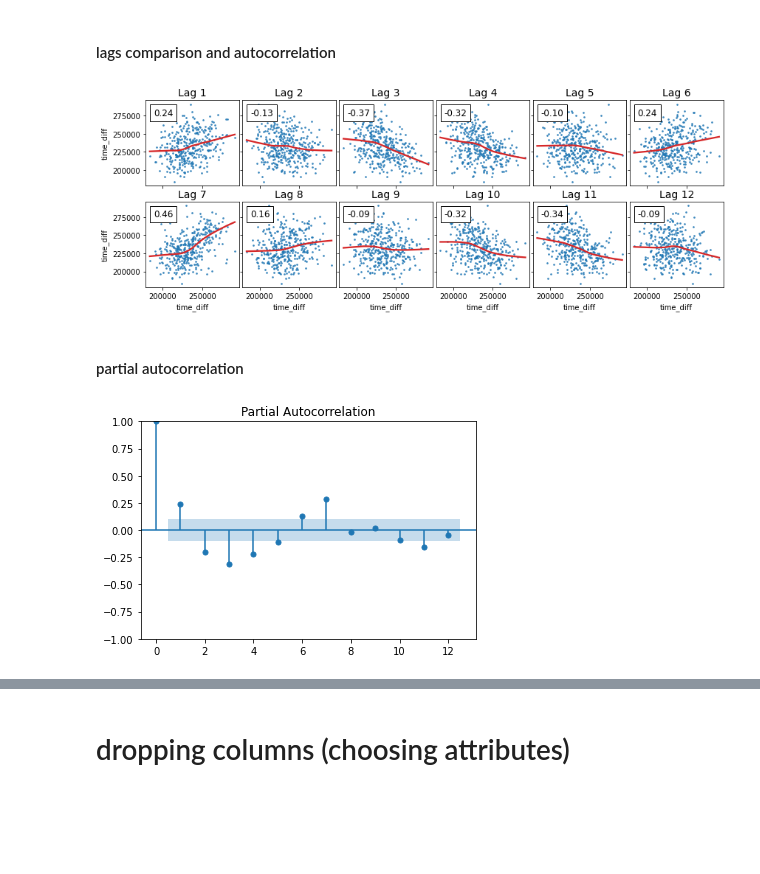
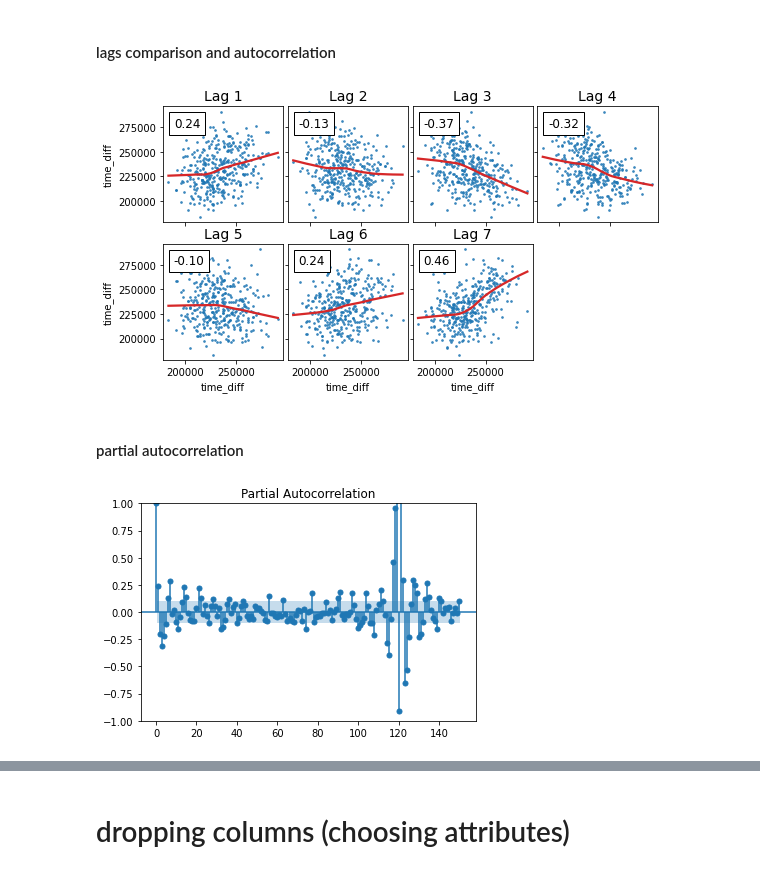
Before and after one commit to milosz-l/delivery-time, a Jupyter notebook: data_analysis.ipynb, the cells around one changed output, grey strips where cells are left out. Drawn from its saved outputs; the diff is of its cells as text; code cells hidden in the pictures; blank space fills up the shorter version.

```diff
--- a/data_analysis.ipynb
+++ b/data_analysis.ipynb
@@ -19,11 +19,13 @@ users_df = pd.read_json("data/users.jsonl", lines=True)
 # %% [markdown]
 # constant values
 # %%
-MAKE_PLOTS = True
-MAKE_PAIRPLOT = True
+MAKE_PLOTS = False
+MAKE_PAIRPLOT = False
 DATE_FORMAT = "%Y-%m-%dT%H:%M:%S"
 PRICE_TRESHOLD = 100_000    # for outliers
 WEIGHT_TRESHOLD = 50        # for outliers
 COLUMNS_TO_DROP = ["delivery_timestamp", "session_id", "purchase_id", "event_type", "name", "street", "product_id", "product_name", "brand", "user_id"]
 COLUMNS_TO_ONE_HOT = ["delivery_company", "city", "category_path"]
 SEED = 42
+SHOW_ALL_WARNINGS = False
+SHOW_ONLY_ONE_WARNING = False
@@ -557,12 +539,12 @@ def plot_lags(x, y=None, lags=6, nrows=1, lagplot_kwargs={}, **kwargs):
 # %% [markdown]
 #### lags comparison and autocorrelation
 # %%
-fig = plot_lags(time_series_df["time_diff"], lags=12, nrows=2)
+fig = plot_lags(time_series_df["time_diff"], lags=7, nrows=2)
 # %% [output]
-[figure, old version]
+[figure, new version]
 # %% [markdown]
 #### partial autocorrelation
 # %%
-fig = plot_pacf(time_series_df["time_diff"], lags=12)
+fig = plot_pacf(time_series_df["time_diff"], lags=150)
 # %% [output]
-[figure, old version]
+[figure, new version]
```
Also changed, not shown: parts of 24 cells of this notebook.
